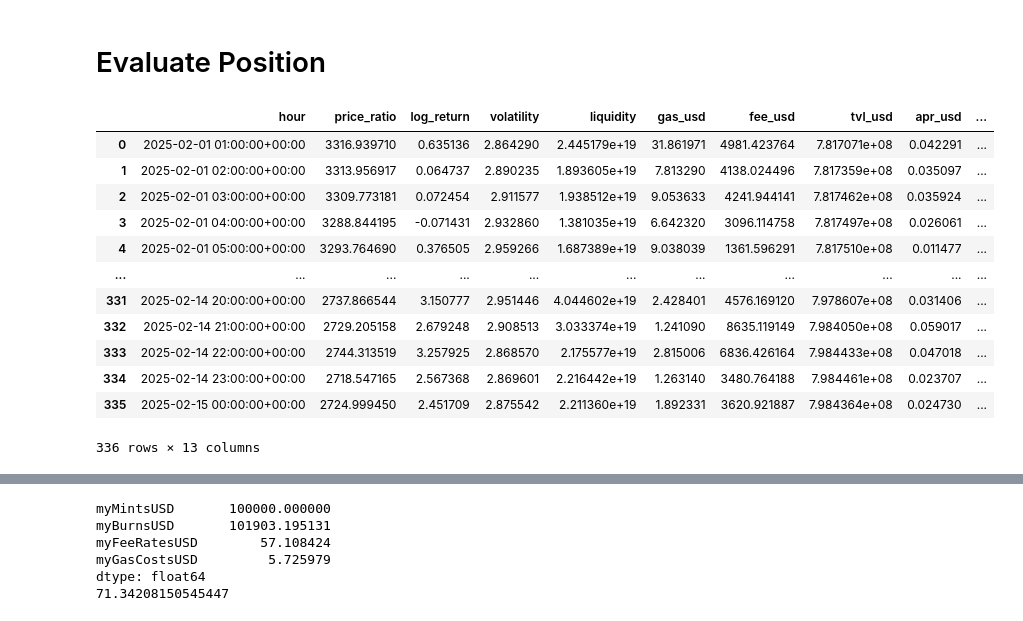
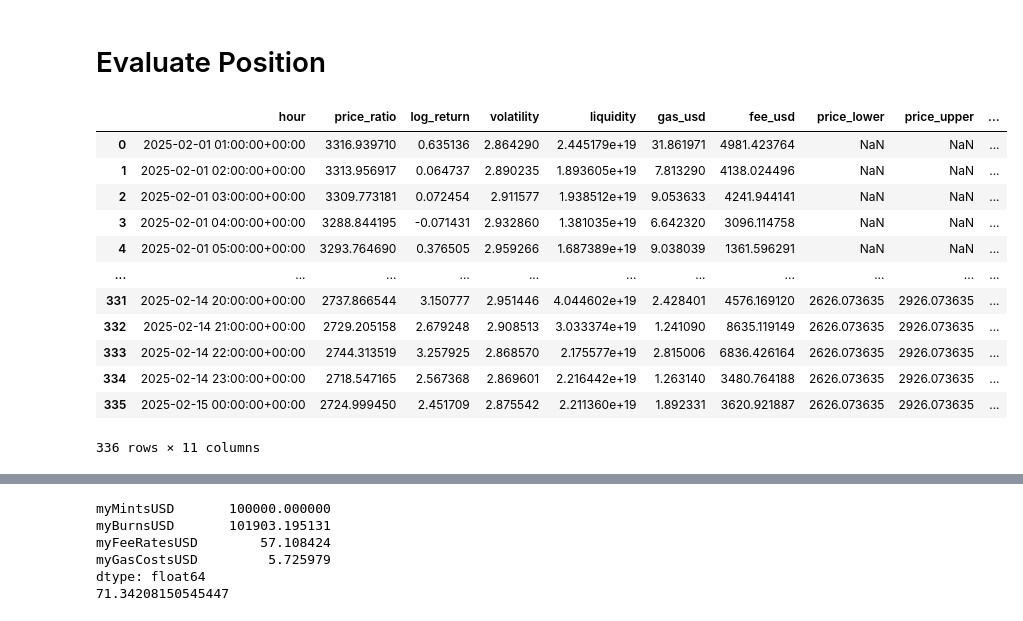
Before and after one commit to zhubrian/Agentics, a Jupyter notebook: tutorials/liquidity_agent_v2 copy.ipynb, the cells around one changed output, grey strips where cells are left out. Cells and saved outputs as stored; diff of their text form; code cells hidden in the pictures.

```diff
--- a/tutorials/liquidity_agent_v2 copy.ipynb
+++ b/tutorials/liquidity_agent_v2 copy.ipynb
@@ -235,12 +247,13 @@ class LiquidityData(BaseModel):
     PriceRatio: list[float] = Field(None,description="Average daily log-returns, in percent, over last day of token_0 to token_1")
     LogReturns: list[float] = Field(None,description="Average daily volatility, in percent, over last day of token_0 to token_1")
     Volatility: list[float] = Field(None, description="Price ratio of token_0 to token_1 swapped in pool; determines whether a position is in range or not")
-    Gas: list[float] = Field(None, description="Average gas paid by mint/burn transactions in USD")
-    Fee: list[float] = Field(None, description="Hourly fee revenue in USD")
+    GasCosts: list[float] = Field(None, description="Average gas paid by mint/burn transactions in USD")
+    PoolFees: list[float] = Field(None, description="Hourly fee revenue in USD")
     LiquidityL: list[float] = Field(None, description="Abstract liquidity level field used in Uniswap calculations")
-    MyLiquidityL: list[float] = Field(None, description="Liqudity provider's liquidity level used to prorate fees")
+    Sentiments: list[str] = Field(None, description="Text reporting a list of news headlines relevant to crypto and the token for the day.")
     RangeLower: list[float] = Field(None, description="Current lower bound of liquidity provider's price range")
     RangeUpper: list[float] = Field(None, description="Current upper bound of liquidity provider's price range")
+    FeeRevenue: list[float] = Field(None, description="Liqudity provider's fee revenue last period")
 
 
 def create_data():
@@ -249,27 +262,29 @@ def create_data():
         PriceRatio=[],
         LogReturns=[],
         Volatility=[],
-        Gas=[],
-        Fee=[],
+        GasCosts=[],
+        PoolFees=[],
         LiquidityL=[],
-        MyLiquidityL = [],
         RangeLower=[],
-        RangeUpper=[]
+        RangeUpper=[],
+        FeeRevenue=[],
+        Sentiments=[]
     )
     return InitialData
 
-def append_data(agent,new_obs,lower,upper,liquidity):
+def append_data(agent,new_obs,lower,upper,feerevenue,sentiments):
     data = agent[0]
     data.Hour.append(str(new_obs.hour))
     data.PriceRatio.append(new_obs.price_ratio)
     data.LogReturns.append(new_obs.log_return)
     data.Volatility.append(new_obs.volatility)
-    data.Gas.append(new_obs.gas_usd)
-    data.Fee.append(new_obs.fee_usd)
+    data.GasCosts.append(new_obs.gas_usd)
+    data.PoolFees.append(new_obs.fee_usd)
     data.LiquidityL.append(new_obs.liquidity)
-    data.MyLiquidityL.append(liquidity)
+    data.Sentiments.append(sentiments)
     data.RangeLower.append(lower)
     data.RangeUpper.append(upper)
+    data.FeeRevenue.append(feerevenue)
 
 class MintDecision(BaseModel):
     current_price: float = Field(None, description="Current price")
@@ -620,37 +585,35 @@ his time.
 # %%
 decision_df = pd.DataFrame({
     'hour': pd.to_datetime(source_data[0].Hour),
     'price_ratio': source_data[0].PriceRatio,
     'log_return': source_data[0].LogReturns,
     'volatility': source_data[0].Volatility,
     'liquidity': source_data[0].LiquidityL,
-    'gas_usd': source_data[0].Gas,
-    'fee_usd': source_data[0].Fee,
-    'tvl_usd': source_data[0].TVL,
-    'apr_usd': source_data[0].APR,
+    'gas_usd': source_data[0].GasCosts,
+    'fee_usd': source_data[0].PoolFees,
     'price_lower': source_data[0].RangeLower,
     'price_upper': source_data[0].RangeUpper
 })
 
 df_raw = pd.read_csv('data/liquidity-WETH-USDC-500-processed.csv')
 df_raw.hour = pd.to_datetime(df_raw.hour)
 decision_df = decision_df.merge(df_raw[['hour','price_0','price_1']],on='hour')
 
 decision_df
 # %% [output]
-|  | hour | price_ratio | log_return | volatility | liquidity | gas_usd | fee_usd | tvl_usd | apr_usd | ... |
-| 0 | 2025-02-01 01:00:00+00:00 | 3316.939710 | 0.635136 | 2.864290 | 2.445179e+19 | 31.861971 | 4981.423764 | 7.817071e+08 | 0.042291 | ... |
-| 1 | 2025-02-01 02:00:00+00:00 | 3313.956917 | 0.064737 | 2.890235 | 1.893605e+19 | 7.813290 | 4138.024496 | 7.817359e+08 | 0.035097 | ... |
-| 2 | 2025-02-01 03:00:00+00:00 | 3309.773181 | 0.072454 | 2.911577 | 1.938512e+19 | 9.053633 | 4241.944141 | 7.817462e+08 | 0.035924 | ... |
-| 3 | 2025-02-01 04:00:00+00:00 | 3288.844195 | -0.071431 | 2.932860 | 1.381035e+19 | 6.642320 | 3096.114758 | 7.817497e+08 | 0.026061 | ... |
-| 4 | 2025-02-01 05:00:00+00:00 | 3293.764690 | 0.376505 | 2.959266 | 1.687389e+19 | 9.038039 | 1361.596291 | 7.817510e+08 | 0.011477 | ... |
+|  | hour | price_ratio | log_return | volatility | liquidity | gas_usd | fee_usd | price_lower | price_upper | ... |
+| 0 | 2025-02-01 01:00:00+00:00 | 3316.939710 | 0.635136 | 2.864290 | 2.445179e+19 | 31.861971 | 4981.423764 | NaN | NaN | ... |
+| 1 | 2025-02-01 02:00:00+00:00 | 3313.956917 | 0.064737 | 2.890235 | 1.893605e+19 | 7.813290 | 4138.024496 | NaN | NaN | ... |
+| 2 | 2025-02-01 03:00:00+00:00 | 3309.773181 | 0.072454 | 2.911577 | 1.938512e+19 | 9.053633 | 4241.944141 | NaN | NaN | ... |
+| 3 | 2025-02-01 04:00:00+00:00 | 3288.844195 | -0.071431 | 2.932860 | 1.381035e+19 | 6.642320 | 3096.114758 | NaN | NaN | ... |
+| 4 | 2025-02-01 05:00:00+00:00 | 3293.764690 | 0.376505 | 2.959266 | 1.687389e+19 | 9.038039 | 1361.596291 | NaN | NaN | ... |
 | ... | ... | ... | ... | ... | ... | ... | ... | ... | ... | ... |
-| 331 | 2025-02-14 20:00:00+00:00 | 2737.866544 | 3.150777 | 2.951446 | 4.044602e+19 | 2.428401 | 4576.169120 | 7.978607e+08 | 0.031406 | ... |
-| 332 | 2025-02-14 21:00:00+00:00 | 2729.205158 | 2.679248 | 2.908513 | 3.033374e+19 | 1.241090 | 8635.119149 | 7.984050e+08 | 0.059017 | ... |
-| 333 | 2025-02-14 22:00:00+00:00 | 2744.313519 | 3.257925 | 2.868570 | 2.175577e+19 | 2.815006 | 6836.426164 | 7.984433e+08 | 0.047018 | ... |
-| 334 | 2025-02-14 23:00:00+00:00 | 2718.547165 | 2.567368 | 2.869601 | 2.216442e+19 | 1.263140 | 3480.764188 | 7.984461e+08 | 0.023707 | ... |
-| 335 | 2025-02-15 00:00:00+00:00 | 2724.999450 | 2.451709 | 2.875542 | 2.211360e+19 | 1.892331 | 3620.921887 | 7.984364e+08 | 0.024730 | ... |
+| 331 | 2025-02-14 20:00:00+00:00 | 2737.866544 | 3.150777 | 2.951446 | 4.044602e+19 | 2.428401 | 4576.169120 | 2626.073635 | 2926.073635 | ... |
+| 332 | 2025-02-14 21:00:00+00:00 | 2729.205158 | 2.679248 | 2.908513 | 3.033374e+19 | 1.241090 | 8635.119149 | 2626.073635 | 2926.073635 | ... |
+| 333 | 2025-02-14 22:00:00+00:00 | 2744.313519 | 3.257925 | 2.868570 | 2.175577e+19 | 2.815006 | 6836.426164 | 2626.073635 | 2926.073635 | ... |
+| 334 | 2025-02-14 23:00:00+00:00 | 2718.547165 | 2.567368 | 2.869601 | 2.216442e+19 | 1.263140 | 3480.764188 | 2626.073635 | 2926.073635 | ... |
+| 335 | 2025-02-15 00:00:00+00:00 | 2724.999450 | 2.451709 | 2.875542 | 2.211360e+19 | 1.892331 | 3620.921887 | 2626.073635 | 2926.073635 | ... |
-336 rows × 13 columns
+336 rows × 11 columns
 # %%
 B = 100000
 
```
Also changed, not shown: parts of 9 cells of this notebook, 1 other file.
